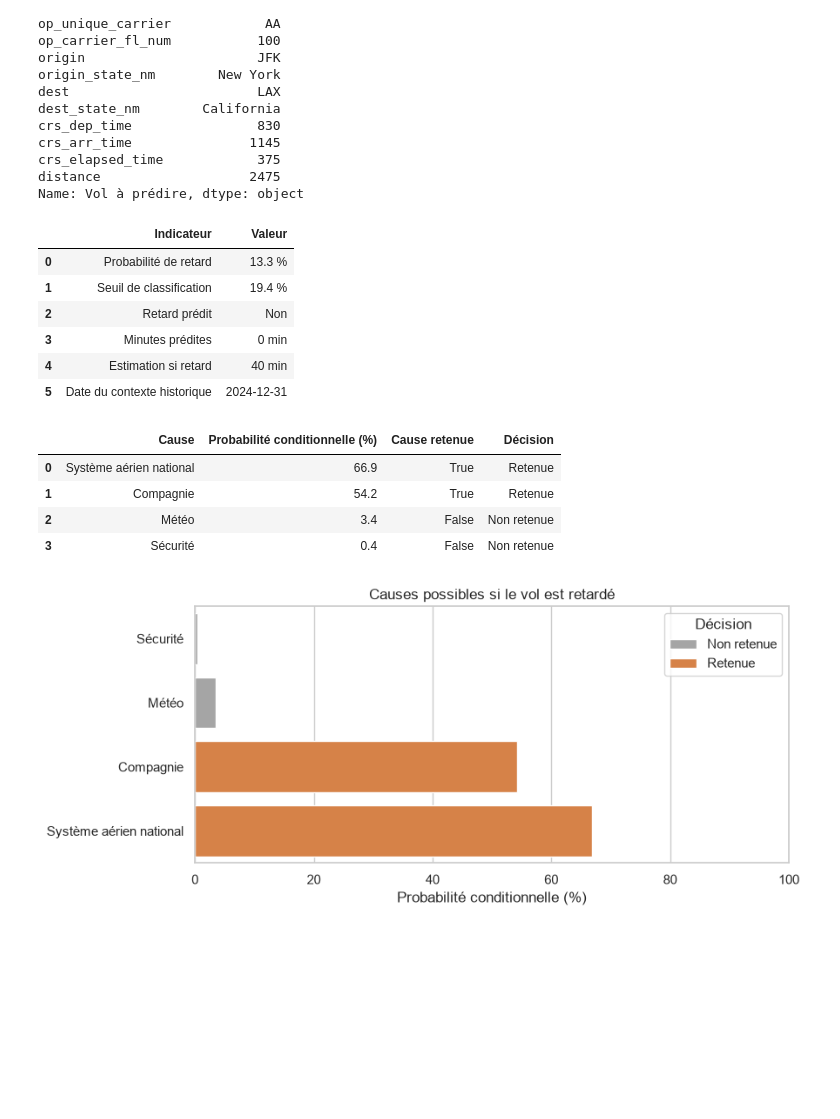
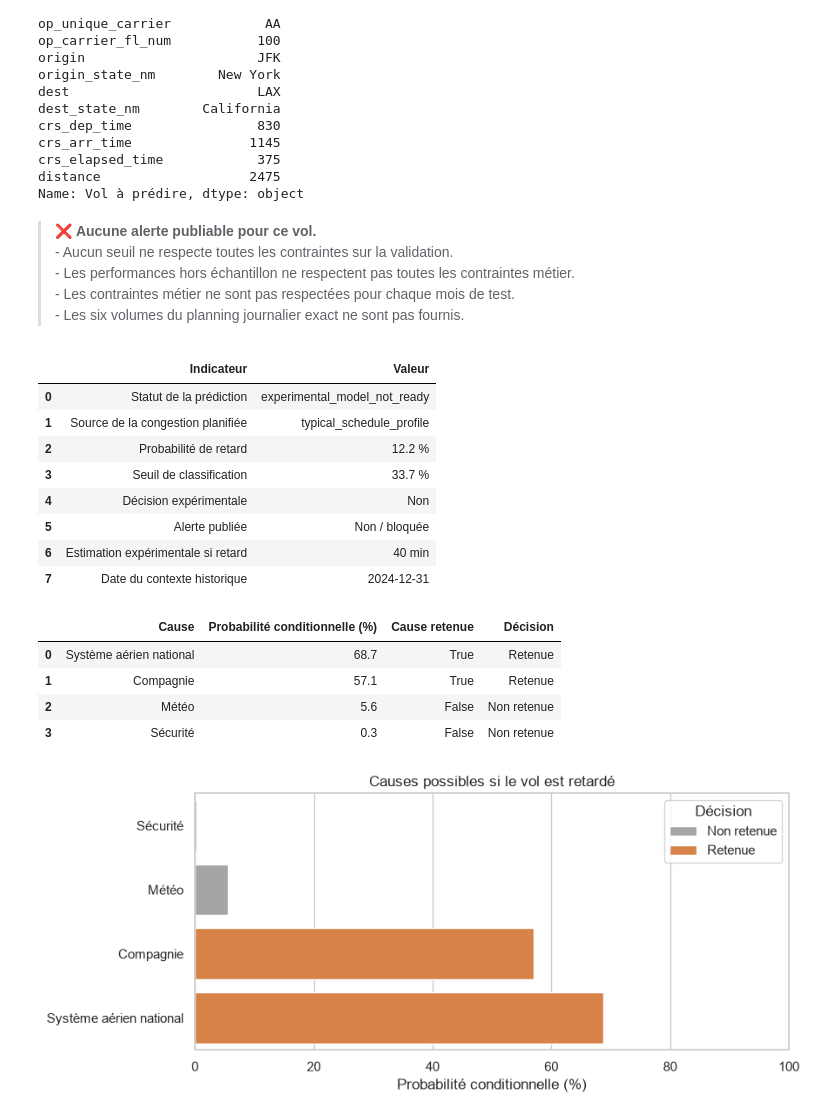
Before and after one commit to Clarence1208/distributed-processing-flight-delay-project, a Jupyter notebook: notebooks/flight_delay_pipeline.ipynb, the cells around one changed output. Saved outputs shown, nothing was run; the diff lists cells and outputs as text; code cells hidden in the pictures; blank space fills up the shorter version.

```diff
--- a/notebooks/flight_delay_pipeline.ipynb
+++ b/notebooks/flight_delay_pipeline.ipynb
@@ -515,11 +539,17 @@ Données ML préparées : 696,596 vols et 106 colonnes.
 artifacts_available = MODEL_PATH.exists() and METRICS_PATH.exists() and IMPORTANCE_PATH.exists()
 
 if artifacts_available and not RETRAIN_MODEL:
-    model_bundle = load_model_bundle(str(MODEL_PATH))
-    training_metrics = json.loads(METRICS_PATH.read_text(encoding="utf-8"))
-    feature_importance = pd.read_csv(IMPORTANCE_PATH)
-    model_source = "Artefact existant chargé"
-else:
+    try:
+        model_bundle = load_model_bundle(str(MODEL_PATH))
+    except ValueError as error:
+        print(f"{error} Un nouvel entraînement va être lancé.")
+        artifacts_available = False
+    else:
+        training_metrics = json.loads(METRICS_PATH.read_text(encoding="utf-8"))
+        feature_importance = pd.read_csv(IMPORTANCE_PATH)
+        model_source = "Artefact v5 existant chargé"
+
+if RETRAIN_MODEL or not artifacts_available:
     model_bundle, training_metrics, feature_importance = train_models(ml_data, seed=SEED)
     save_training_outputs(
         model_bundle,
@@ -777,22 +891,30 @@ distance                   2475
 Name: Vol à prédire, dtype: object
 # %%
 prediction = predict_flight(model_bundle, flight_to_predict)
+if not prediction["prediction_publishable"]:
+    blockers = "<br>".join(f"- {reason}" for reason in prediction["publication_blockers"])
+    display(Markdown(f"> ❌ **Aucune alerte publiable pour ce vol.**<br>{blockers}"))
+
 prediction_summary = pd.DataFrame(
     {
         "Indicateur": [
+            "Statut de la prédiction",
+            "Source de la congestion planifiée",
             "Probabilité de retard",
             "Seuil de classification",
-            "Retard prédit",
-            "Minutes prédites",
-            "Estimation si retard",
+            "Décision expérimentale",
+            "Alerte publiée",
+            "Estimation expérimentale si retard",
             "Date du contexte historique",
         ],
         "Valeur": [
+            prediction["prediction_status"],
+            prediction["schedule_context_source"],
             f"{prediction['delay_probability'] * 100:.1f} %",
             f"{prediction['classification_threshold'] * 100:.1f} %",
-            "Oui" if prediction["is_delayed_15_prediction"] else "Non",
-            f"{prediction['predicted_delay_minutes']:.0f} min",
-            f"{prediction['estimated_delay_minutes_if_delayed']:.0f} min",
+            "Oui" if prediction["diagnostic_is_delayed_15_prediction"] else "Non",
+            "Oui" if prediction["published_delay_alert"] else "Non / bloquée",
+            f"{prediction['diagnostic_estimated_delay_minutes_if_delayed']:.0f} min",
             prediction["historical_context_date"],
         ],
     }
@@ -802,47 +924,50 @@ reason_probabilities = pd.DataFrame(
         {
             "Cause": reason_labels[reason],
             "Probabilité conditionnelle (%)": probability * 100,
-            "Cause retenue": reason in prediction["predicted_reasons_if_delayed"],
+            "Cause retenue": reason in prediction["diagnostic_predicted_reasons_if_delayed"],
         }
-        for reason, probability in prediction["reason_probabilities_if_delayed"].items()
+        for reason, probability in prediction["diagnostic_reason_probabilities_if_delayed"].items()
     ]
 )
 reason_probabilities["Décision"] = np.where(
     reason_probabilities["Cause retenue"], "Retenue", "Non retenue"
 )
 
 display(prediction_summary)
 display(reason_probabilities.style.format({"Probabilité conditionnelle (%)": "{:.1f}"}))
 
 plt.figure(figsize=(9, 4))
 sns.barplot(
     data=reason_probabilities.sort_values("Probabilité conditionnelle (%)"),
     y="Cause",
     x="Probabilité conditionnelle (%)",
     hue="Décision",
     dodge=False,
     palette={"Retenue": "#ED7D31", "Non retenue": "#A5A5A5"},
 )
 plt.xlim(0, 100)
 plt.title("Causes possibles si le vol est retardé")
 plt.xlabel("Probabilité conditionnelle (%)")
 plt.ylabel("")
 plt.tight_layout()
 plt.show()
 # %% [output]
+> ❌ **Aucune alerte publiable pour ce vol.**<br>- Aucun seuil ne respecte toutes les contraintes sur la validation.<br>- Les performances hors échantillon ne respectent pas toutes les contraintes métier.<br>- Les contraintes métier ne sont pas respectées pour chaque mois de test.<br>- Les six volumes du planning journalier exact ne sont pas fournis.
 |  | Indicateur | Valeur |
-| 0 | Probabilité de retard | 13.3 % |
-| 1 | Seuil de classification | 19.4 % |
-| 2 | Retard prédit | Non |
-| 3 | Minutes prédites | 0 min |
-| 4 | Estimation si retard | 40 min |
-| 5 | Date du contexte historique | 2024-12-31 |
+| 0 | Statut de la prédiction | experimental_model_not_ready |
+| 1 | Source de la congestion planifiée | typical_schedule_profile |
+| 2 | Probabilité de retard | 12.2 % |
+| 3 | Seuil de classification | 33.7 % |
+| 4 | Décision expérimentale | Non |
+| 5 | Alerte publiée | Non / bloquée |
+| 6 | Estimation expérimentale si retard | 40 min |
+| 7 | Date du contexte historique | 2024-12-31 |
 |  | Cause | Probabilité conditionnelle (%) | Cause retenue | Décision |
-| 0 | Système aérien national | 66.9 | True | Retenue |
-| 1 | Compagnie | 54.2 | True | Retenue |
-| 2 | Météo | 3.4 | False | Non retenue |
-| 3 | Sécurité | 0.4 | False | Non retenue |
+| 0 | Système aérien national | 68.7 | True | Retenue |
+| 1 | Compagnie | 57.1 | True | Retenue |
+| 2 | Météo | 5.6 | False | Non retenue |
+| 3 | Sécurité | 0.3 | False | Non retenue |
-[figure, old version]
+[figure, new version]
 # %% [markdown]
 ## Conclusion
 
```
Also changed, not shown: parts of 13 cells of this notebook, 9 other files.
